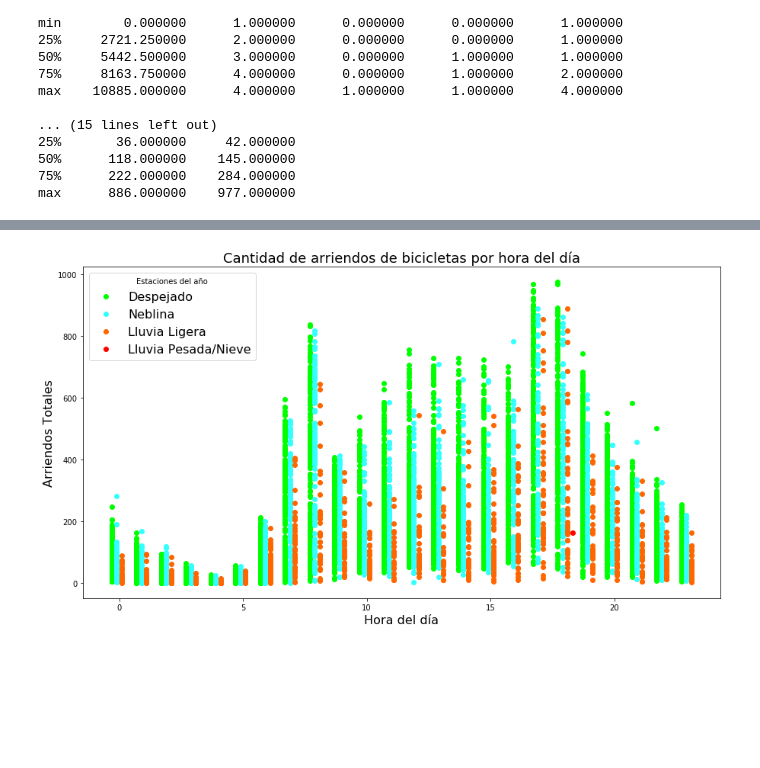
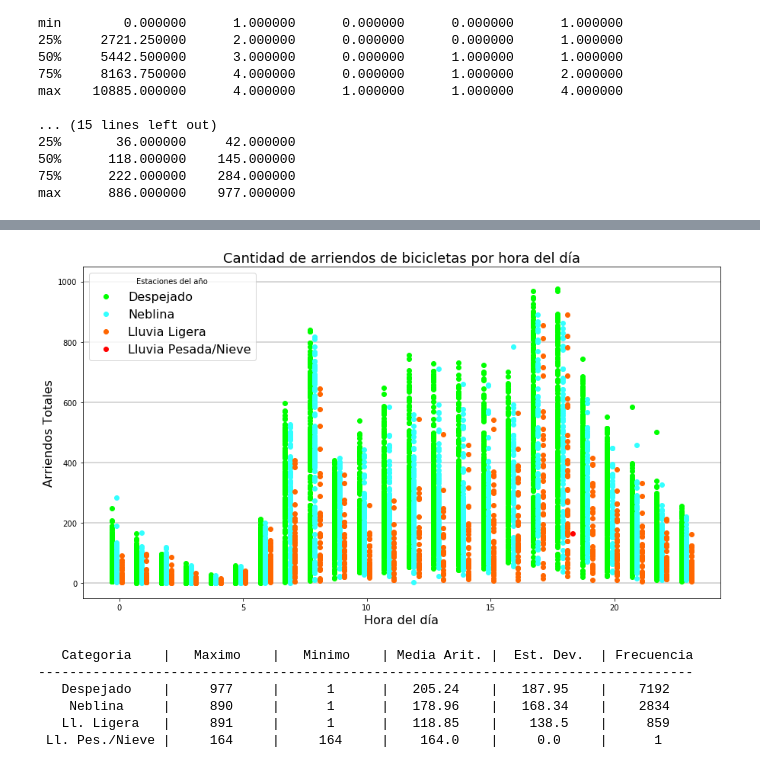
Before and after one commit to JavierL1/Tarea3-INF393, a Jupyter notebook: Untitled.ipynb, the cells around one changed output, grey strips where cells are left out. Saved outputs shown, nothing was run; the diff lists cells and outputs as text; code cells hidden in the pictures; blank space fills up the shorter version.

```diff
--- a/Untitled.ipynb
+++ b/Untitled.ipynb
@@ -44,6 +45,8 @@ max      886.000000    977.000000
 plt.figure(figsize=(15, 8))
 plt.xlabel("Hora del día", fontsize=16)
 plt.ylabel("Arriendos Totales", fontsize=16)
+for height in range(0,1200,200):
+    plt.axhline(y=height, alpha=0.5, color=(0.6,0.6,0.6))
 
 # Bicicletas en el verano
 dfsum = df.loc[df['season'] == 2]
@@ -64,4 +67,15 @@ plt.plot(dfspr['hour']+0.3, dfspr['count'], 'o', color=(0,1,0), alpha=1, label="
 plt.title('Cantidad de arriendos de bicicletas por hora del día', fontsize=18)
 plt.legend(fontsize=16, title='Estaciones del año')
 plt.show()
+print("{:^13}|{:^13}|{:^13}|{:^13}|{:^13}|{:^13}".format("Categoria", "Maximo", "Minimo", "Media Arit.", "Est. Dev.",
+                                                         "Frecuencia"))
+print("-"*82)
+print("{:^13}|{:^13}|{:^13}|{:^13.5}|{:^13.5}|{:^13}".format("Verano", np.max(dfsum['count']), np.min(dfsum['count']),
+                                      np.mean(dfsum['count']), np.std(dfsum['count']), len(dfsum)))
+print("{:^13}|{:^13}|{:^13}|{:^13.5}|{:^13.5}|{:^13}".format("Otoño", np.max(dfaut['count']), np.min(dfaut['count']),
+                                      np.mean(dfaut['count']), np.std(dfaut['count']), len(dfaut)))
+print("{:^13}|{:^13}|{:^13}|{:^13.5}|{:^13.5}|{:^13}".format("Invierno", np.max(dfwin['count']), np.min(dfwin['count']),
+                                      np.mean(dfwin['count']), np.std(dfwin['count']), len(dfwin)))
+print("{:^13}|{:^13}|{:^13}|{:^13.5}|{:^13.5}|{:^13}".format("Primavera", np.max(dfspr['count']), np.min(dfspr['count']),
+                                      np.mean(dfspr['count']), np.std(dfspr['count']), len(dfspr)))
 # %% [output]
@@ -69,29 +89,49 @@ plt.show()
 # %%
 plt.figure(figsize=(15, 8))
 plt.xlabel("Hora del día", fontsize=16)
 plt.ylabel("Arriendos Totales", fontsize=16)
+for height in range(0,1200,200):
+    plt.axhline(y=height, alpha=0.5, color=(0.6,0.6,0.6))
 
 # Bicicletas en clima despejado
-dfdes = df.loc[df['weather'] == 1]
-plt.plot(dfdes['hour']-0.3, dfdes['count'], 'o', color=(0,1,0), alpha=1, label="Despejado")
+dfclr = df.loc[df['weather'] == 1]
+plt.plot(dfclr['hour']-0.3, dfclr['count'], 'o', color=(0,1,0), alpha=1, label="Despejado")
 
 # Bicicletas en clima con neblina
-dfneb = df.loc[df['weather'] == 2]
-plt.plot(dfneb['hour']-0.1, dfneb['count'], 'o', color=(0.2,1,1), alpha=1, label="Neblina")
+dfmis = df.loc[df['weather'] == 2]
+plt.plot(dfmis['hour']-0.1, dfmis['count'], 'o', color=(0.2,1,1), alpha=1, label="Neblina")
 
 # Bicicletas en clima de lluvia ligera
-dflll = df.loc[df['weather'] == 3]
-plt.plot(dflll['hour']+0.1, dflll['count'], 'o', color=(1,0.4,0), alpha=1, label="Lluvia Ligera")
+dflrn = df.loc[df['weather'] == 3]
+plt.plot(dflrn['hour']+0.1, dflrn['count'], 'o', color=(1,0.4,0), alpha=1, label="Lluvia Ligera")
 
 # Bicicletas en clima de lluvia intensa y nieve
-dfllf = df.loc[df['weather'] == 4]
-plt.plot(dfllf['hour']+0.3, dfllf['count'], 'o', color=(1,0,0), alpha=1, label="Lluvia Pesada/Nieve")
+dfhrn = df.loc[df['weather'] == 4]
+plt.plot(dfhrn['hour']+0.3, dfhrn['count'], 'o', color=(1,0,0), alpha=1, label="Lluvia Pesada/Nieve")
 
 plt.title('Cantidad de arriendos de bicicletas por hora del día', fontsize=18)
 plt.legend(fontsize=16, title='Estaciones del año')
 plt.show()
+
+print("{:^16}|{:^13}|{:^13}|{:^13}|{:^13}|{:^13}".format("Categoria", "Maximo", "Minimo", "Media Arit.", "Est. Dev.",
+                                                         "Frecuencia"))
+print("-"*84)
+print("{:^16}|{:^13}|{:^13}|{:^13.5}|{:^13.5}|{:^13}".format("Despejado", np.max(dfclr['count']), np.min(dfclr['count']),
+                                      np.mean(dfclr['count']), np.std(dfclr['count']), len(dfclr)))
+print("{:^16}|{:^13}|{:^13}|{:^13.5}|{:^13.5}|{:^13}".format("Neblina", np.max(dfmis['count']), np.min(dfmis['count']),
+                                      np.mean(dfmis['count']), np.std(dfmis['count']), len(dfmis)))
+print("{:^16}|{:^13}|{:^13}|{:^13.5}|{:^13.5}|{:^13}".format("Ll. Ligera", np.max(dflrn['count']), np.min(dflrn['count']),
+                                      np.mean(dflrn['count']), np.std(dflrn['count']), len(dflrn)))
+print("{:^16}|{:^13}|{:^13}|{:^13.5}|{:^13.5}|{:^13}".format("Ll. Pes./Nieve", np.max(dfhrn['count']), np.min(dfhrn['count']),
+                                      np.mean(dfhrn['count']), np.std(dfhrn['count']), len(dfhrn)))
 # %% [output]
-[figure, old version]
+[figure, new version]
+   Categoria    |   Maximo    |   Minimo    | Media Arit. |  Est. Dev.  | Frecuencia
+------------------------------------------------------------------------------------
+   Despejado    |     977     |      1      |   205.24    |   187.95    |    7192
+    Neblina     |     890     |      1      |   178.96    |   168.34    |    2834
+   Ll. Ligera   |     891     |      1      |   118.85    |    138.5    |     859
+ Ll. Pes./Nieve |     164     |     164     |    164.0    |     0.0     |      1
 # %%
 plt.figure(figsize=(15, 8))
 plt.xlabel("Hora del día", fontsize=16)
```
Also changed, not shown: parts of 9 cells of this notebook.
